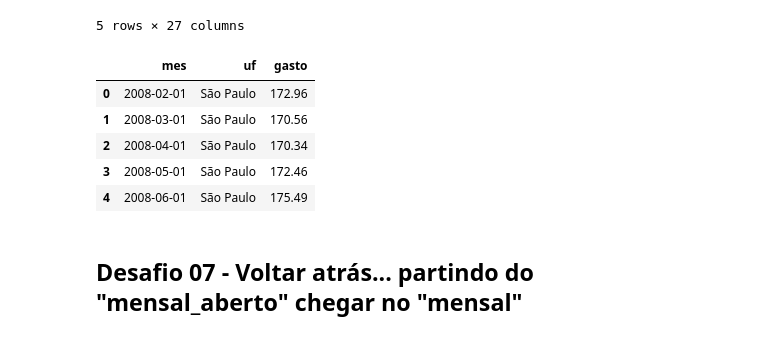
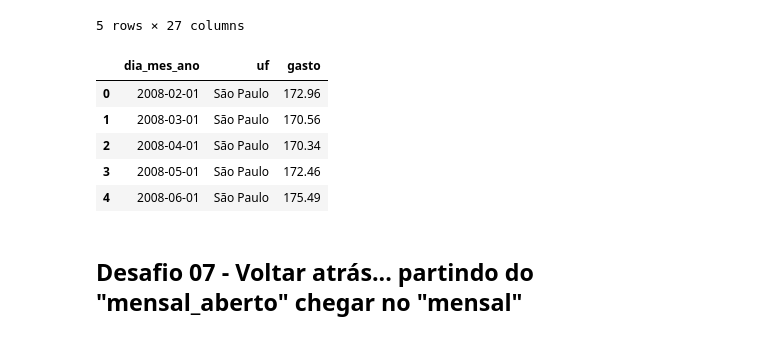
Before and after one commit to iplusl/Bootcamp_Data_Science, a Jupyter notebook: Modulo2/notebooks/Modulo2.ipynb, the cells around one changed output. Drawn from its saved outputs; the diff is of its cells as text; code cells hidden in the pictures.

```diff
--- a/Modulo2/notebooks/Modulo2.ipynb
+++ b/Modulo2/notebooks/Modulo2.ipynb
@@ -1244,10 +1244,11 @@ mensal.head()
 #2008-03    79.12     Minas Gerais
 # %%
 mensal_aberto = mensal.reset_index().melt(id_vars=["index"], value_vars=mensal.columns)
-mensal_aberto.columns = ["mes", "uf", "gasto"]
+mensal_aberto.columns = ["dia_mes_ano", "uf", "gasto"]
+mensal_aberto["dia_mes_ano"] = mensal_aberto["dia_mes_ano"].astype("datetime64")
 mensal_aberto.head()
 # %% [output]
-|  | mes | uf | gasto |
+|  | dia_mes_ano | uf | gasto |
 | 0 | 2008-02-01 | São Paulo | 172.96 |
 | 1 | 2008-03-01 | São Paulo | 170.56 |
 | 2 | 2008-04-01 | São Paulo | 170.34 |
```
Also changed, not shown: parts of 17 cells of this notebook, 1 other file.
